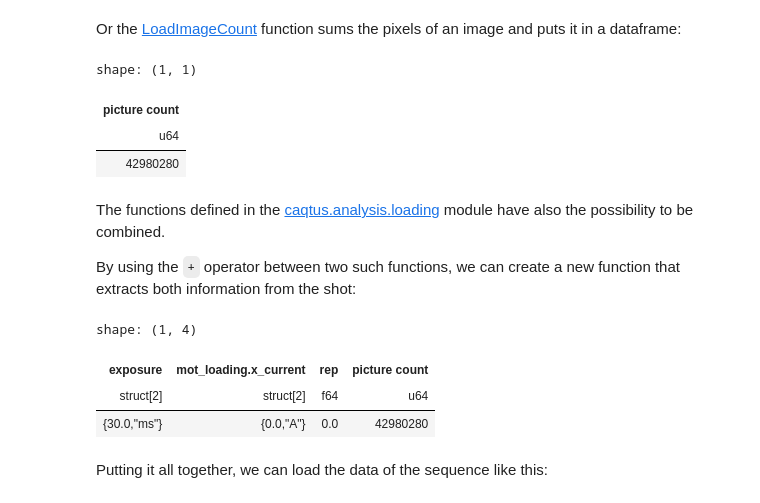
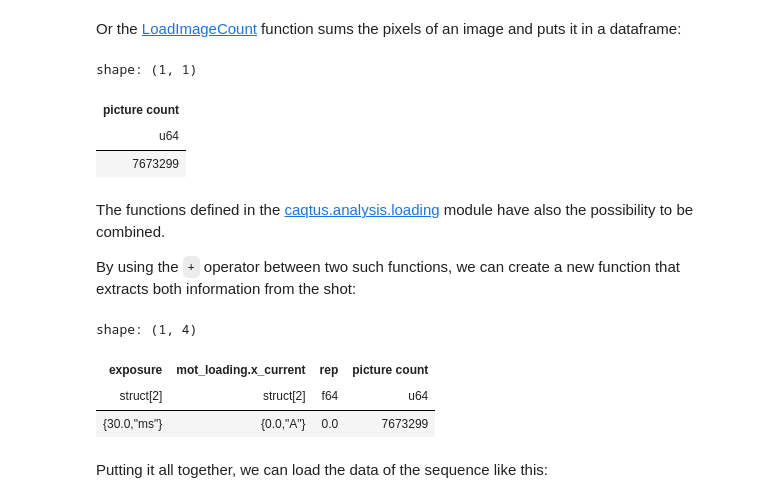
Before and after one commit to light-scattering-iogs/caqtus, a Jupyter notebook: doc/source/tutorials/notebooks/data analysis.ipynb, the cells around one changed output. Saved outputs shown, nothing was run; the diff lists cells and outputs as text; code cells hidden in the pictures.

```diff
--- a/doc/source/tutorials/notebooks/data analysis.ipynb
+++ b/doc/source/tutorials/notebooks/data analysis.ipynb
@@ -110,7 +110,5 @@ If you want to access a specific parameter, you will need to wrap its name as a
 # %%
-from caqtus.types.variable_name import DottedVariableName
-
-current = parameters[DottedVariableName("mot_loading.x_current")]
+current = parameters["mot_loading.x_current"]
 current
 # %% [output]
 <Quantity(0.254237288, 'ampere')>
@@ -149,8 +147,6 @@ plt.colorbar()
 # %% [markdown]
 Knowing how to read parameters and data from a shot, we can now in principle do all the analysis we want:
 # %%
-from caqtus.types.variable_name import DottedVariableName
-
 currents = []
 fluos = []
 
@@ -160,7 +156,7 @@ with experiment.storage_session() as storage:
 
     for shot in shots:
         parameters = shot.get_parameters()
-        current = parameters[DottedVariableName("mot_loading.x_current")].magnitude
+        current = parameters["mot_loading.x_current"].magnitude
 
         data = shot.get_data()
         image = data[r"Orca Quest\picture"]
@@ -169,7 +165,7 @@ with experiment.storage_session() as storage:
         currents.append(current)
         fluos.append(fluo)
 
-plt.plot(currents, fluos, 'o')
+plt.plot(currents, fluos, "o")
 plt.xlabel("Current [A]")
 plt.ylabel("Fluorescence")
 # %% [output]
@@ -189,6 +185,7 @@ To reduce the pain, it is possible to extract the data from the shots into *data
 For this, you will need to write a function that transforms a shot into a dataframe:
 # %%
 import polars as pl
+
 from caqtus.session import Shot
 
 
@@ -196,14 +193,11 @@ def extract_dataframe(shot: Shot) -> pl.DataFrame:
     parameters = shot.get_parameters()
     data = shot.get_data()
 
-    current = parameters[DottedVariableName("mot_loading.x_current")].magnitude
+    current = parameters["mot_loading.x_current"].magnitude
     image = data[r"Orca Quest\picture"]
     fluo = image.sum()
 
-    return pl.DataFrame({
-        "current": [current],
-        "fluo": [fluo]
-    })
+    return pl.DataFrame({"current": [current], "fluo": [fluo]})
 # %% [markdown]
 Now we can use the function on a single shot to obtain a dataframe:
 # %%
@@ -291,22 +285,22 @@ Or the [LoadImageCount](../../_autosummary/caqtus.analysis.loading.LoadImageCoun
 # %%
 from caqtus.analysis.loading import LoadImageCount
 
 # This is a function that extracts the count of the image
-extract_image_count = LoadImageCount("Orca Quest", "picture")
+extract_image_count = LoadImageCount("Orca Quest", "picture", "background")
 
 with experiment.storage_session() as storage:
     sequence = storage.get_sequence(r"\scan mot current")
 
     shot = next(sequence.get_shots())
 
     df = extract_image_count(shot)
 
 df
 # %% [output]
 shape: (1, 1)
 | picture count |
 | u64 |
-| 42980280 |
+| 7673299 |
 # %% [markdown]
 The functions defined in the [caqtus.analysis.loading](../../_autosummary/caqtus.analysis.loading.rst)  module have also the possibility to be combined.
 
@@ -325,7 +319,7 @@ df
 shape: (1, 4)
 | exposure | mot_loading.x_current | rep | picture count |
 | struct[2] | struct[2] | f64 | u64 |
-| {30.0,"ms"} | {0.0,"A"} | 0.0 | 42980280 |
+| {30.0,"ms"} | {0.0,"A"} | 0.0 | 7673299 |
 # %% [markdown]
 Putting it all together, we can load the data of the sequence like this:
 # %%
```
Also changed, not shown: parts of 5 cells of this notebook, 1 other file.
